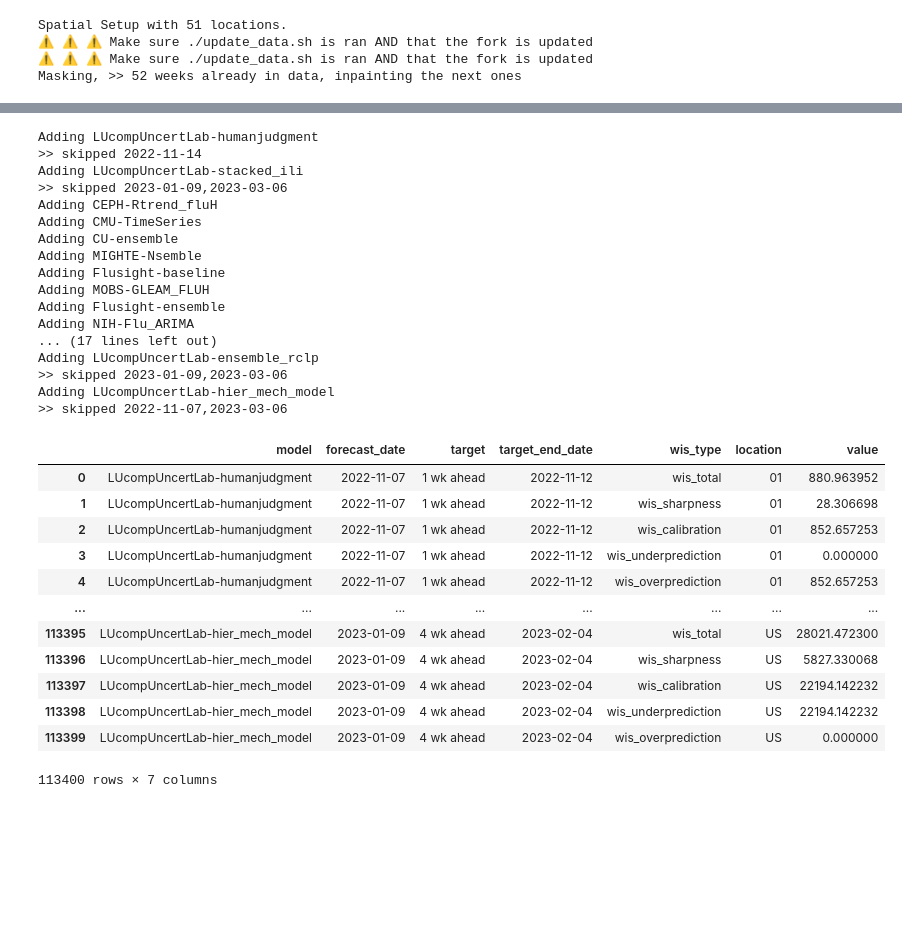
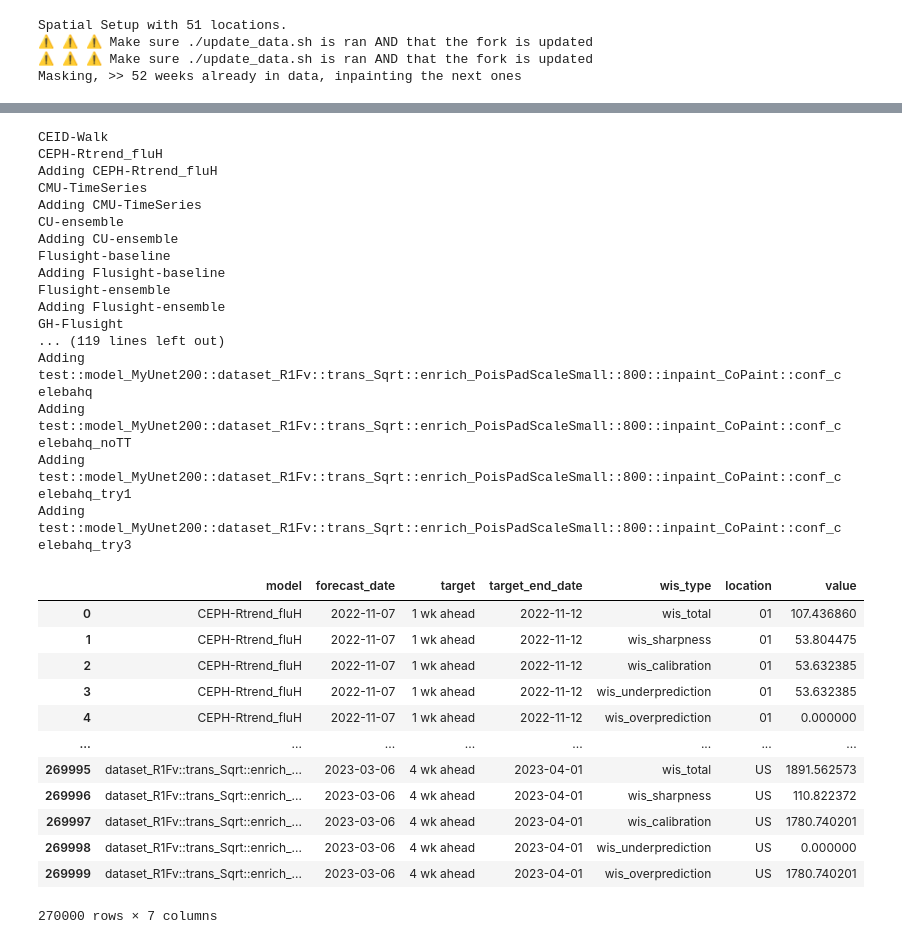
Before and after one commit to CyGei/influpaint, a Jupyter notebook: evaluate.ipynb, the cells around one changed output, grey strips where cells are left out. Cells and saved outputs as stored; diff of their text form; code cells hidden in the pictures; blank space fills up the shorter version.

```diff
--- a/evaluate.ipynb
+++ b/evaluate.ipynb
@@ -274,2 +187,11 @@ my_model_list = ["test::model_MyUnet200::dataset_R1Fv::trans_Lins::enrich_No::80
+# %%
+flusight_model_list = myutils.get_folders_in_directory("Flusight/Flusight-forecast-data/data-forecasts")
+ignored = [ "LosAlamos_NAU-CModel_Flu","SigSci-CREG","SigSci-TSENS","LUcompUncertLab-experthuman", "VTSanghani-ExogModel","CADPH-FluCAT_Ensemble"]
+for element in ignored :
+    flusight_model_list.remove(element)
+
+model_list = ["UNC_IDD-InfluPaint"]
+model_list = flusight_model_list
 # %%
-#%ls /work/users/c/h/chadi/influpaint_res/3d47f4a_2023-11-07/forecasts/test::model_MyUnet200::dataset_R1::trans_Lins::enrich_No::800::inpaint_CoPaint::conf_celebahq/
+my_model_list = myutils.get_folders_in_directory("/work/users/c/h/chadi/influpaint_res/3d47f4a_2023-11-07/forecasts_old/")
+my_model_list = myutils.get_folders_in_directory("/work/users/c/h/chadi/influpaint_res/3d47f4a_2023-11-07/forecasts/")
@@ -307,12 +211,16 @@ fdates = pd.DatetimeIndex(['2022-10-17', '2022-10-24', '2022-10-31', '2022-11-07
 
 fdates = pd.DatetimeIndex(['2022-11-07','2022-11-14','2022-12-12','2023-01-09','2023-03-06'])
 
+# old
+#fdates = pd.date_range("2022-11-14", "2023-05-15", freq="5W-MON")
+
 gt = pd.read_csv("Flusight/Flusight-forecast-data/data-truth/truth-Incident Hospitalizations.csv")
 
 
 allow_missing_week = 2
 scores = {}
 for model in model_list:
+    print(model)
     skipped = []
     scores[model] = {}
     for date in fdates:
@@ -337,7 +245,7 @@ for model in model_list:
         scores.pop(model)
         #print(f">> Too many skipped, removing")
 
-if False:
+if True:
     for model in my_model_list:
         skipped = []
 
@@ -345,9 +253,10 @@ if False:
         for date in fdates:
             date = date.date()
             try:
+
+                #forecasts = pd.read_csv(f"/work/users/c/h/chadi/influpaint_res/3d47f4a_2023-11-07/forecasts_old/{model}/{model}-{str(date)}.csv")
                 forecasts = pd.read_csv(f"/work/users/c/h/chadi/influpaint_res/3d47f4a_2023-11-07/forecasts/{model}/{model}-{str(date)}.csv")
-                #forecasts = pd.read_csv(f"Flusight/Flusight-forecast-data/data-forecasts/JHU_IDD-covidSP/{str(date)}-JHU_IDD-covidSP.csv")
-                #forecasts = pd.read_csv(f"Flusight/Flusight-forecast-data/data-forecasts/MOBS-GLEAM_FLUH/{str(date)}-MOBS-GLEAM_FLUH.csv")
+
                 forecasts = forecasts[forecasts["type"]=="quantile"]
                 this_date=True
             except FileNotFoundError:
@@ -367,57 +276,57 @@ if False:
 all_scores = pd.concat(scores, names=["model", "forecast_date", "target", "target_end_date"])
 wis_total = all_scores[all_scores["wis_type"] == "wis_total"].drop("wis_type", axis=1)
 wis_total  = pd.melt(wis_total , var_name="location", value_name="wis_total",ignore_index=False).reset_index()
 
 wis_underprediction = all_scores[all_scores["wis_type"] == "wis_underprediction"].drop("wis_type", axis=1)
 wis_underprediction = pd.melt(wis_underprediction , var_name="location", value_name="wis_underprediction",ignore_index=False).reset_index()
 
 wis_overprediction = all_scores[all_scores["wis_type"] == "wis_overprediction"].drop("wis_type", axis=1)
 wis_overprediction = pd.melt(wis_overprediction , var_name="location", value_name="wis_overprediction",ignore_index=False).reset_index()
 
 wis_sharpness = all_scores[all_scores["wis_type"] == "wis_sharpness"].drop("wis_type", axis=1)
 wis_sharpness = pd.melt(wis_sharpness , var_name="location", value_name="wis_sharpness",ignore_index=False).reset_index()
 
 all_scores_t = all_scores.reset_index()
 
 id_vars = ['model', 'forecast_date', 'target', 'target_end_date', 'wis_type']
 
 # Identify two-letter columns dynamically
 location_columns = [col for col in all_scores_t.columns if len(col) == 2]
 
 # Melt the DataFrame to move two-letter columns into a 'location' column
 all_scores_t = pd.melt(all_scores_t, id_vars=id_vars, value_vars=location_columns, var_name='location', value_name='value')
 all_scores_t
 # %% [output]
-Adding LUcompUncertLab-humanjudgment
->> skipped 2022-11-14
-Adding LUcompUncertLab-stacked_ili
->> skipped 2023-01-09,2023-03-06
+CEID-Walk
+CEPH-Rtrend_fluH
 Adding CEPH-Rtrend_fluH
+CMU-TimeSeries
 Adding CMU-TimeSeries
+CU-ensemble
 Adding CU-ensemble
-Adding MIGHTE-Nsemble
+Flusight-baseline
 Adding Flusight-baseline
-Adding MOBS-GLEAM_FLUH
+Flusight-ensemble
 Adding Flusight-ensemble
-Adding NIH-Flu_ARIMA
-... (17 lines left out)
-Adding LUcompUncertLab-ensemble_rclp
->> skipped 2023-01-09,2023-03-06
-Adding LUcompUncertLab-hier_mech_model
->> skipped 2022-11-07,2023-03-06
+GH-Flusight
+... (119 lines left out)
+Adding test::model_MyUnet200::dataset_R1Fv::trans_Sqrt::enrich_PoisPadScaleSmall::800::inpaint_CoPaint::conf_celebahq
+Adding test::model_MyUnet200::dataset_R1Fv::trans_Sqrt::enrich_PoisPadScaleSmall::800::inpaint_CoPaint::conf_celebahq_noTT
+Adding test::model_MyUnet200::dataset_R1Fv::trans_Sqrt::enrich_PoisPadScaleSmall::800::inpaint_CoPaint::conf_celebahq_try1
+Adding test::model_MyUnet200::dataset_R1Fv::trans_Sqrt::enrich_PoisPadScaleSmall::800::inpaint_CoPaint::conf_celebahq_try3
 |  | model | forecast_date | target | target_end_date | wis_type | location | value |
-| 0 | LUcompUncertLab-humanjudgment | 2022-11-07 | 1 wk ahead | 2022-11-12 | wis_total | 01 | 880.963952 |
-| 1 | LUcompUncertLab-humanjudgment | 2022-11-07 | 1 wk ahead | 2022-11-12 | wis_sharpness | 01 | 28.306698 |
-| 2 | LUcompUncertLab-humanjudgment | 2022-11-07 | 1 wk ahead | 2022-11-12 | wis_calibration | 01 | 852.657253 |
-| 3 | LUcompUncertLab-humanjudgment | 2022-11-07 | 1 wk ahead | 2022-11-12 | wis_underprediction | 01 | 0.000000 |
-| 4 | LUcompUncertLab-humanjudgment | 2022-11-07 | 1 wk ahead | 2022-11-12 | wis_overprediction | 01 | 852.657253 |
+| 0 | CEPH-Rtrend_fluH | 2022-11-07 | 1 wk ahead | 2022-11-12 | wis_total | 01 | 107.436860 |
+| 1 | CEPH-Rtrend_fluH | 2022-11-07 | 1 wk ahead | 2022-11-12 | wis_sharpness | 01 | 53.804475 |
+| 2 | CEPH-Rtrend_fluH | 2022-11-07 | 1 wk ahead | 2022-11-12 | wis_calibration | 01 | 53.632385 |
+| 3 | CEPH-Rtrend_fluH | 2022-11-07 | 1 wk ahead | 2022-11-12 | wis_underprediction | 01 | 53.632385 |
+| 4 | CEPH-Rtrend_fluH | 2022-11-07 | 1 wk ahead | 2022-11-12 | wis_overprediction | 01 | 0.000000 |
 | ... | ... | ... | ... | ... | ... | ... | ... |
-| 113395 | LUcompUncertLab-hier_mech_model | 2023-01-09 | 4 wk ahead | 2023-02-04 | wis_total | US | 28021.472300 |
-| 113396 | LUcompUncertLab-hier_mech_model | 2023-01-09 | 4 wk ahead | 2023-02-04 | wis_sharpness | US | 5827.330068 |
-| 113397 | LUcompUncertLab-hier_mech_model | 2023-01-09 | 4 wk ahead | 2023-02-04 | wis_calibration | US | 22194.142232 |
-| 113398 | LUcompUncertLab-hier_mech_model | 2023-01-09 | 4 wk ahead | 2023-02-04 | wis_underprediction | US | 22194.142232 |
-| 113399 | LUcompUncertLab-hier_mech_model | 2023-01-09 | 4 wk ahead | 2023-02-04 | wis_overprediction | US | 0.000000 |
+| 269995 | dataset_R1Fv::trans_Sqrt::enrich_... | 2023-03-06 | 4 wk ahead | 2023-04-01 | wis_total | US | 1891.562573 |
+| 269996 | dataset_R1Fv::trans_Sqrt::enrich_... | 2023-03-06 | 4 wk ahead | 2023-04-01 | wis_sharpness | US | 110.822372 |
+| 269997 | dataset_R1Fv::trans_Sqrt::enrich_... | 2023-03-06 | 4 wk ahead | 2023-04-01 | wis_calibration | US | 1780.740201 |
+| 269998 | dataset_R1Fv::trans_Sqrt::enrich_... | 2023-03-06 | 4 wk ahead | 2023-04-01 | wis_underprediction | US | 0.000000 |
+| 269999 | dataset_R1Fv::trans_Sqrt::enrich_... | 2023-03-06 | 4 wk ahead | 2023-04-01 | wis_overprediction | US | 1780.740201 |
-113400 rows × 7 columns
+270000 rows × 7 columns
 # %%
 all_loc_df = all_scores_t.pivot_table(index=['model'],
                                                 columns=['wis_type'], #
```
Also changed, not shown: parts of 10 cells of this notebook, 1 other file.
